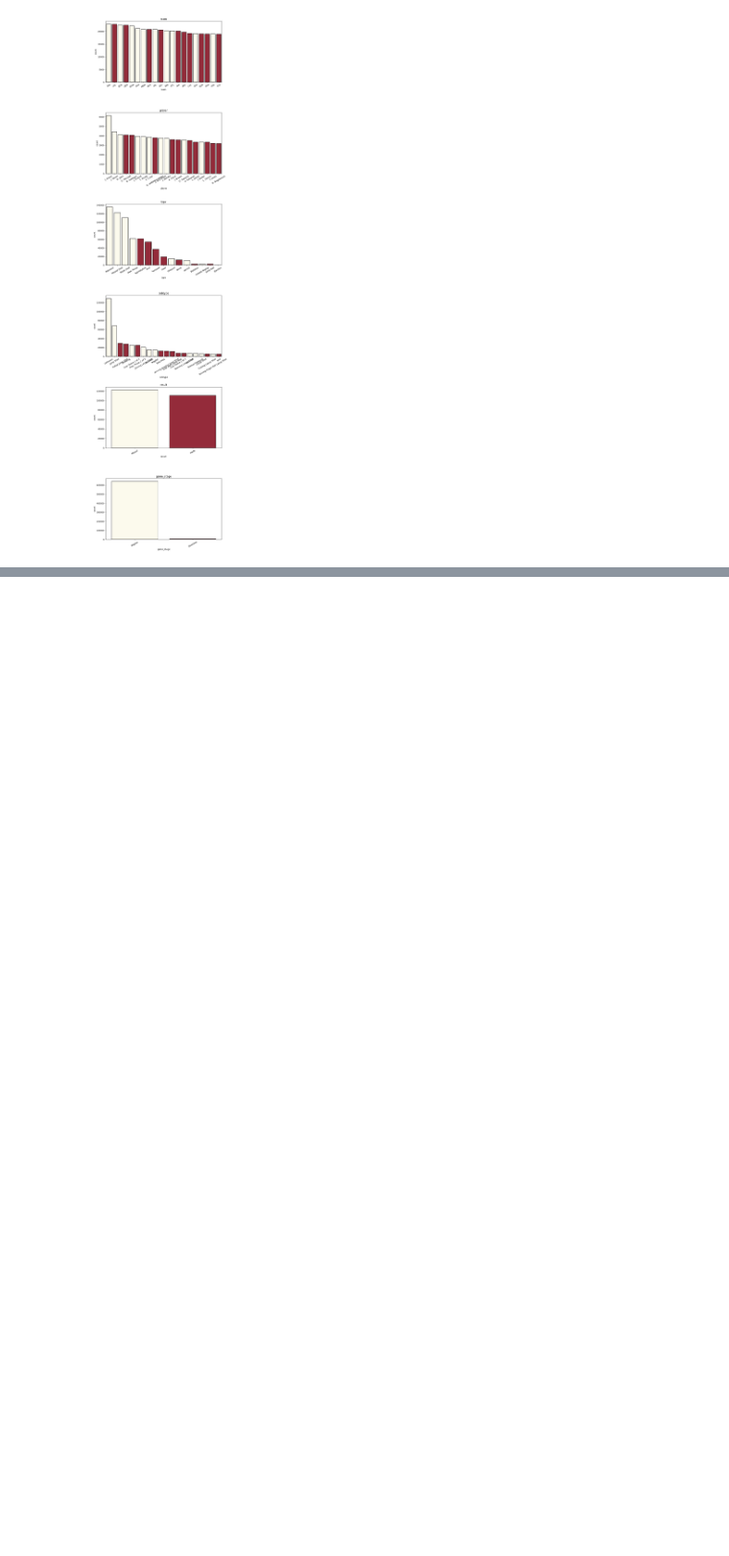
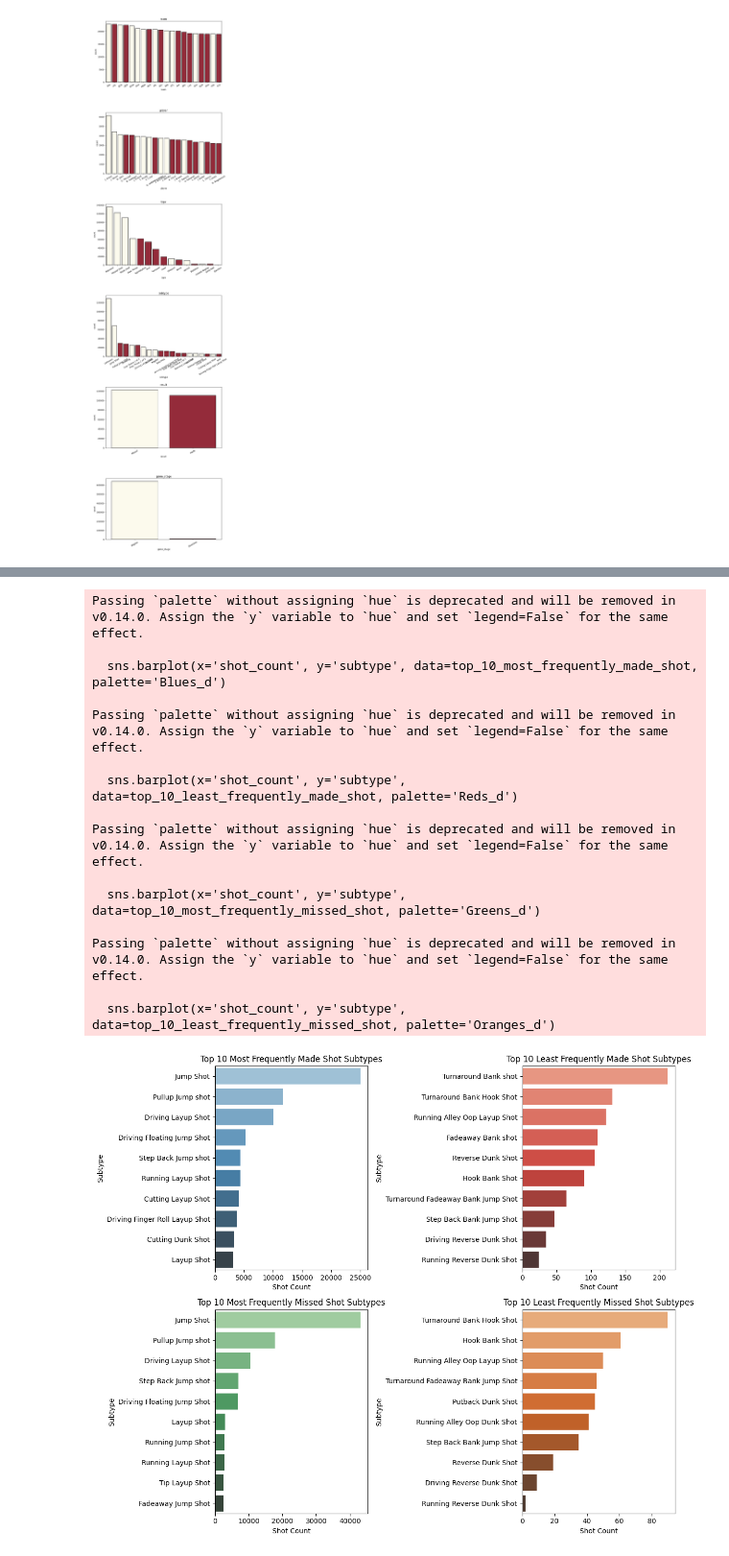
Before and after one commit to Rodari78Utec/EDA_NBA, a Jupyter notebook: eda_nba.ipynb, the cells around one changed output, grey strips where cells are left out. Shown: that part at 96% size. Cells and saved outputs as stored; diff of their text form; code cells hidden in the pictures; blank space fills up the shorter version.

```diff
--- a/eda_nba.ipynb
+++ b/eda_nba.ipynb
@@ -406,0 +526,67 @@ The palette list has fewer values (2) than needed (20) and will cycle, which may
+# %%
+# Filter the DataFrame to include only 'Made Shot' and 'Missed Shot' types
+shots_df = nba_data[nba_data['type'].isin(['Made Shot', 'Missed Shot'])]
+
+# Group by 'type' and 'subtype', then count occurrences
+shot_counts_by_subtype = shots_df.groupby(['type', 'subtype']).size().reset_index(name='shot_count')
+
+# Sort the DataFrame by shot count
+shot_counts_by_subtype_sorted = shot_counts_by_subtype.sort_values(by='shot_count', ascending=False)
+
+# Get the top 10 most and least effective subtypes for 'Made Shot' and 'Missed Shot'
+top_10_most_frequently_made_shot = shot_counts_by_subtype_sorted.loc[shot_counts_by_subtype_sorted['type'] == 'Made Shot'].head(10)
+top_10_least_frequently_made_shot = shot_counts_by_subtype_sorted.loc[shot_counts_by_subtype_sorted['type'] == 'Made Shot'].tail(10)
+
+top_10_most_frequently_missed_shot = shot_counts_by_subtype_sorted.loc[shot_counts_by_subtype_sorted['type'] == 'Missed Shot'].head(10)
+top_10_least_frequently_missed_shot = shot_counts_by_subtype_sorted.loc[shot_counts_by_subtype_sorted['type'] == 'Missed Shot'].tail(10)
+
+# Plotting using Seaborn
+plt.figure(figsize=(12, 10))
+
+# Most frequently 'Made Shot' subtypes
+plt.subplot(2, 2, 1)
+sns.barplot(x='shot_count', y='subtype', data=top_10_most_frequently_made_shot, palette='Blues_d')
+plt.title('Top 10 Most Frequently Made Shot Subtypes')
+plt.xlabel('Shot Count')
+plt.ylabel('Subtype')
+
+# Least frequently 'Made Shot' subtypes
+plt.subplot(2, 2, 2)
+sns.barplot(x='shot_count', y='subtype', data=top_10_least_frequently_made_shot, palette='Reds_d')
+plt.title('Top 10 Least Frequently Made Shot Subtypes')
+plt.xlabel('Shot Count')
+plt.ylabel('Subtype')
+
+# Most frequently 'Missed Shot' subtypes
+plt.subplot(2, 2, 3)
+sns.barplot(x='shot_count', y='subtype', data=top_10_most_frequently_missed_shot, palette='Greens_d')
+plt.title('Top 10 Most Frequently Missed Shot Subtypes')
+plt.xlabel('Shot Count')
+plt.ylabel('Subtype')
+
+# Least frequently 'Missed Shot' subtypes
+plt.subplot(2, 2, 4)
+sns.barplot(x='shot_count', y='subtype', data=top_10_least_frequently_missed_shot, palette='Oranges_d')
+plt.title('Top 10 Least Frequently Missed Shot Subtypes')
+plt.xlabel('Shot Count')
+plt.ylabel('Subtype')
+
+plt.tight_layout()
+plt.show()
+# %% [output]
+Passing `palette` without assigning `hue` is deprecated and will be removed in v0.14.0. Assign the `y` variable to `hue` and set `legend=False` for the same effect.
+
+  sns.barplot(x='shot_count', y='subtype', data=top_10_most_frequently_made_shot, palette='Blues_d')
+
+Passing `palette` without assigning `hue` is deprecated and will be removed in v0.14.0. Assign the `y` variable to `hue` and set `legend=False` for the same effect.
+
+  sns.barplot(x='shot_count', y='subtype', data=top_10_least_frequently_made_shot, palette='Reds_d')
+
+Passing `palette` without assigning `hue` is deprecated and will be removed in v0.14.0. Assign the `y` variable to `hue` and set `legend=False` for the same effect.
+
+  sns.barplot(x='shot_count', y='subtype', data=top_10_most_frequently_missed_shot, palette='Greens_d')
+
+Passing `palette` without assigning `hue` is deprecated and will be removed in v0.14.0. Assign the `y` variable to `hue` and set `legend=False` for the same effect.
+
+  sns.barplot(x='shot_count', y='subtype', data=top_10_least_frequently_missed_shot, palette='Oranges_d')
+[figure, added]
```
Also changed, not shown: parts of 15 cells of this notebook.
